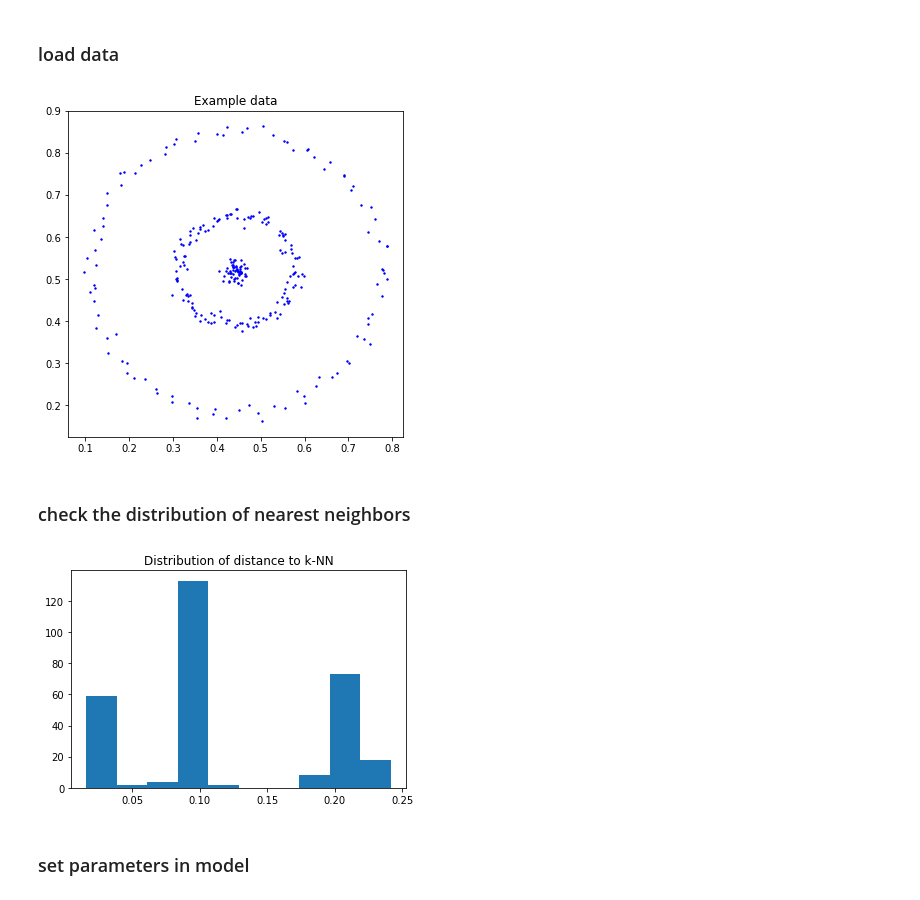
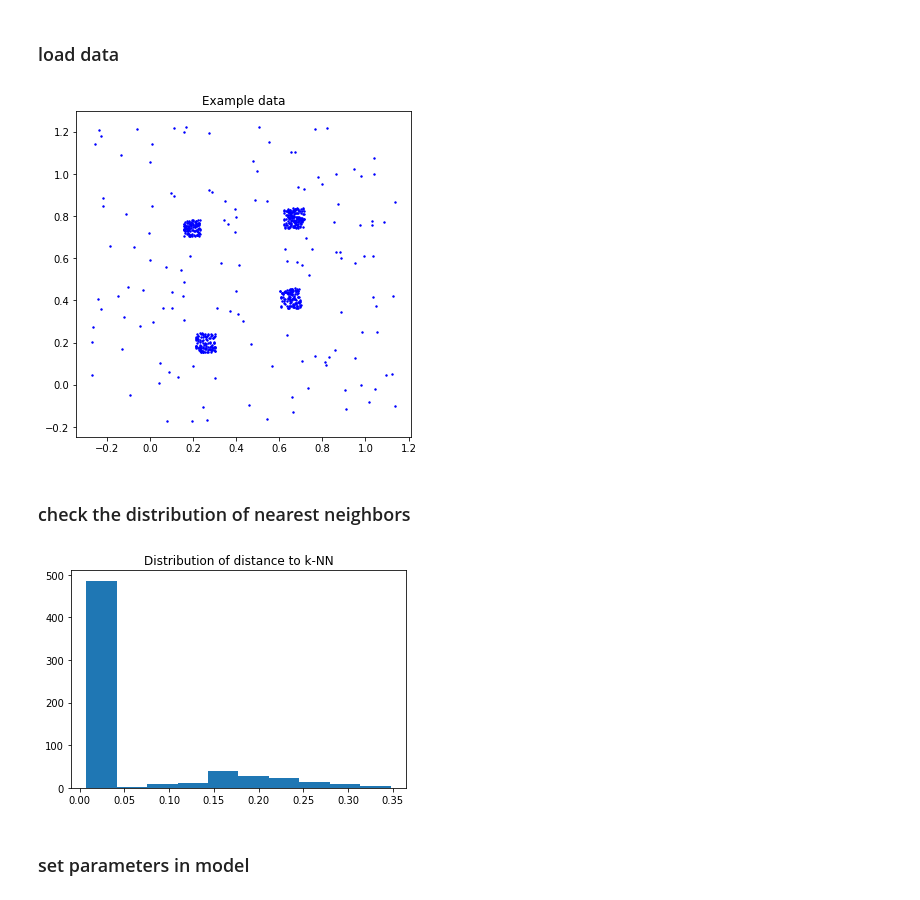
Before and after one commit to teshenglin/diffusion_maps, a Jupyter notebook: AnnLee's_code.ipynb, the cells around one changed output. Saved outputs shown, nothing was run; the diff lists cells and outputs as text; code cells hidden in the pictures.

```diff
--- a/AnnLee's_code.ipynb
+++ b/AnnLee's_code.ipynb
@@ -7,7 +7,7 @@ Populating the interactive namespace from numpy and matplotlib
 # %%
 from scipy.io import loadmat
 
-ori = loadmat('Data2.mat')
+ori = loadmat('Data/Data5.mat')
 n = len(ori['data'])
 p = len(ori['data'][0])
 
@@ -17,36 +17,36 @@ plt.title("Example data")
 plt.gcf().set_size_inches(6,6)
 plt.show()
 # %% [output]
-[figure, old version]
+[figure, new version]
 # %% [markdown]
 ###  check the distribution of nearest neighbors
 # %%
 from scipy.spatial.distance import squareform, pdist
 
 D = squareform(pdist(ori['data']))
 
 test_flag = 1
 list1 = []
 
 if test_flag:
     D_sort = sort(D,1)
-    k=30
+    k=7
 
     for i in range(len(D_sort)):
         list1.append( D_sort[i][k+1] )
     dist_knn = array(list1)
     list1.clear()
 
     median_val = median(dist_knn)
     eps_val = median_val*median_val/2
     sigmaK = sqrt(2)*median_val
 
     plt.hist(dist_knn)
     plt.title('Distribution of distance to k-NN')
     plt.gcf().set_size_inches(6,4)
     plt.show()
 # %% [output]
-[figure, old version]
+[figure, new version]
 # %% [markdown]
 ### set parameters in model
 # %%
```
Also changed, not shown: parts of 5 cells of this notebook, 3 other files.
